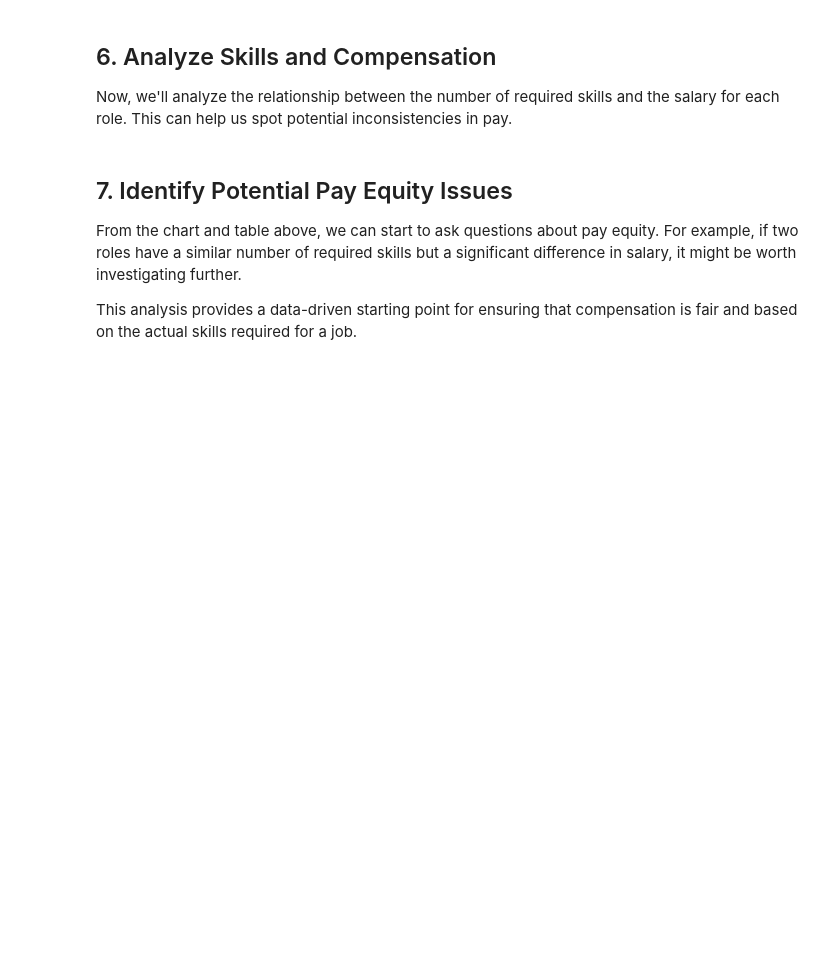
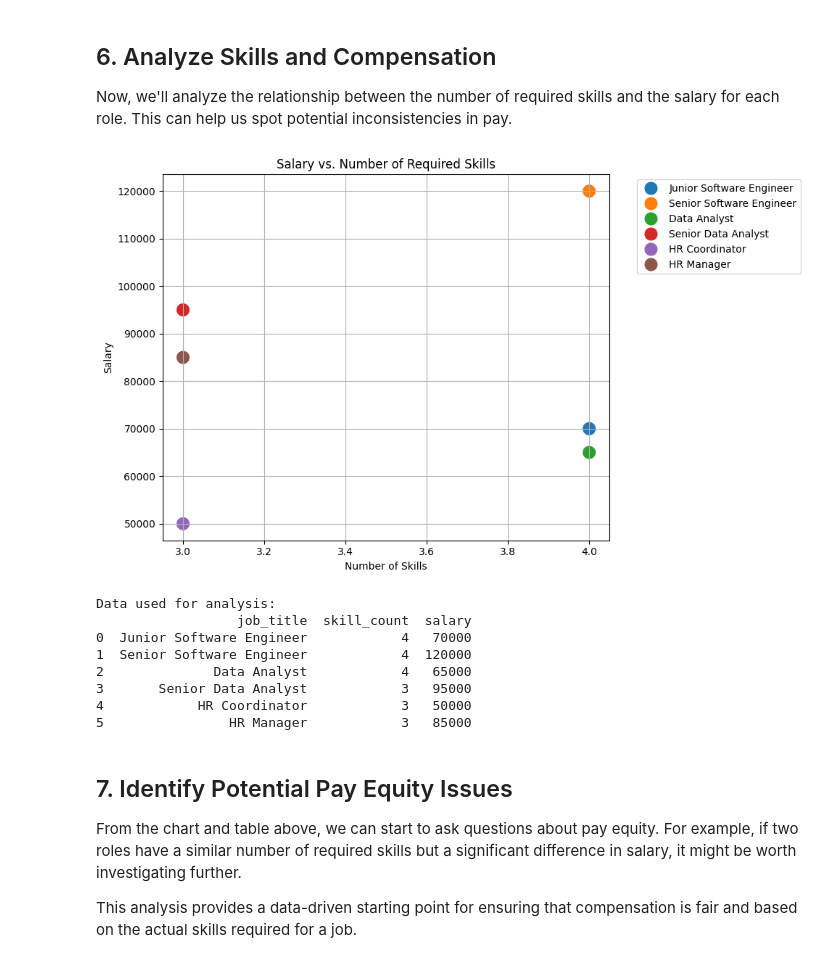
Before and after one commit to LAiSER-Software/laiser-cookbook, a Jupyter notebook: receipes/Pay_Equity_Analysis/Pay_Equity_Analysis_Based_on_Skills.ipynb, the cells around one changed output. Cells and saved outputs as stored; diff of their text form; code cells hidden in the pictures; blank space fills up the shorter version.

```diff
--- a/receipes/Pay_Equity_Analysis/Pay_Equity_Analysis_Based_on_Skills.ipynb
+++ b/receipes/Pay_Equity_Analysis/Pay_Equity_Analysis_Based_on_Skills.ipynb
@@ -24,11 +43,11 @@ import seaborn as sns
 Initialize the `SkillExtractorRefactored`. Make sure to use your own Hugging Face model ID and token.
 # %%
 # Replace with your Hugging Face model ID and token
-model_id = "your_model_id"  # e.g., "mistralai/Mistral-7B-Instruct-v0.1"
-hf_token = "your_hf_token"
+model_id = "gemini"  # e.g., "mistralai/Mistral-7B-Instruct-v0.1"
+api_key = "Your-key"
 
 try:
-    se = SkillExtractorRefactored(model_id=model_id, hf_token=hf_token, use_gpu=False)
+    se = SkillExtractorRefactored(model_id=model_id, api_key=api_key, use_gpu=False)
     print("Skill Extractor initialized successfully!")
 except Exception as e:
     print(f"Error initializing Skill Extractor: {e}")
@@ -77,27 +135,40 @@ Now, we'll analyze the relationship between the number of required skills and th
 # %%
 if 'extracted_skills' in locals() and not extracted_skills.empty:
     # Count the number of skills for each job
-    skill_counts = extracted_skills.groupby('job_id').size().reset_index(name='skill_count')
+    skill_counts = extracted_skills.groupby('Research ID').size().reset_index(name='skill_count')
 
-    # Merge skill counts with the original job data
-    analysis_df = pd.merge(job_data, skill_counts, on='job_id')
+    # Ensure Research ID is of integer type to match job_id
+    skill_counts['Research ID'] = skill_counts['Research ID'].astype(int)
+
+    # Merge skill counts with the original job data using left_on and right_on
+    analysis_df = pd.merge(job_data, skill_counts, left_on='job_id', right_on='Research ID')
 
     # Visualize the relationship between skill count and salary
     plt.figure(figsize=(10, 6))
     sns.scatterplot(data=analysis_df, x='skill_count', y='salary', hue='job_title', s=200)
     plt.title('Salary vs. Number of Required Skills')
     plt.xlabel('Number of Skills')
     plt.ylabel('Salary')
     plt.legend(bbox_to_anchor=(1.05, 1), loc='upper left')
     plt.grid(True)
     plt.tight_layout()
     plt.show()
 
     # Display the data table
     print("Data used for analysis:")
     print(analysis_df[['job_title', 'skill_count', 'salary']])
 else:
     print("No skills were extracted to analyze.")
+# %% [output]
+[figure, added]
+Data used for analysis:
+                  job_title  skill_count  salary
+0  Junior Software Engineer            4   70000
+1  Senior Software Engineer            4  120000
+2              Data Analyst            4   65000
+3       Senior Data Analyst            3   95000
+4            HR Coordinator            3   50000
+5                HR Manager            3   85000
 # %% [markdown]
 ## 7. Identify Potential Pay Equity Issues
 
```
Also changed, not shown: parts of 5 cells of this notebook, 5 other files.
